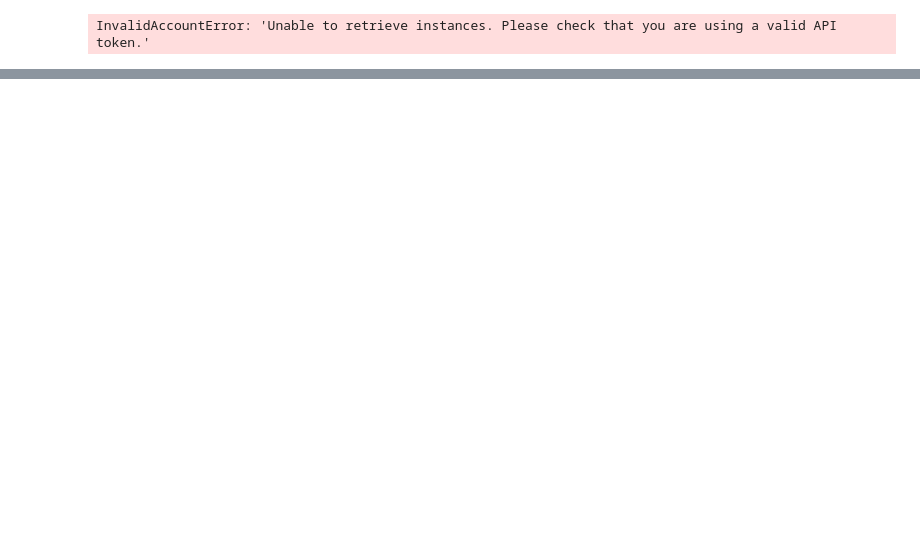
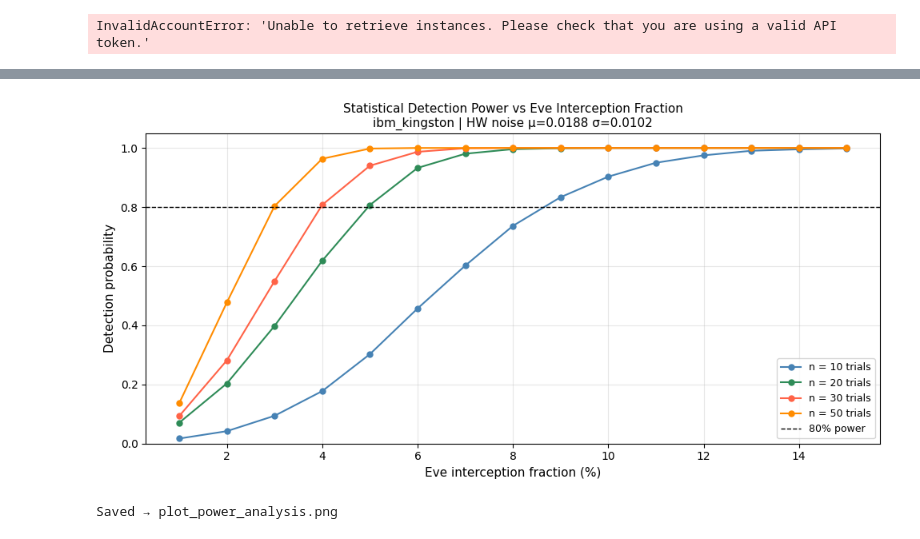
Before and after one commit to suhaibkhan916/Hardware-Impact-on-BB84-Security, a Jupyter notebook: Key_sharing.ipynb, the cells around one changed output, grey strips where cells are left out. Saved outputs shown, nothing was run; the diff lists cells and outputs as text; code cells hidden in the pictures; blank space fills up the shorter version.

```diff
--- a/Key_sharing.ipynb
+++ b/Key_sharing.ipynb
@@ -6321,0 +11502,11 @@ InvalidAccountError: 'Unable to retrieve instances. Please check that you are us
+# %%
+import urllib.request, json
+# Copy reconstructed_all_data.json to your working directory
+# All data is in this file — nothing is lost
+
+# Quick verification
+with open("reconstructed_all_data.json") as f:
+    d = json.load(f)
+for k,v in d.items():
+    if "temporal" not in k:
+        print(f"{k}: n_trials={v['n_trials']} hw_mean={v['hw_mean']} detectable={v['detectable']}")
@@ -6321,0 +11519,67 @@ InvalidAccountError: 'Unable to retrieve instances. Please check that you are us
+# %%
+#Power analysis
+import numpy as np
+from scipy import stats
+import matplotlib.pyplot as plt
+import json
+
+with open("reconstructed_all_data.json") as f:
+    data = json.load(f)
+
+# Use kingston 20-trial data as the reference noise floor
+hw_qbers = np.array([t["hw"] for t in data["N36_20t_2pct_kingston"]["trials"]])
+hw_mean  = np.mean(hw_qbers)
+hw_std   = np.std(hw_qbers)
+
+def power(hw_mean, hw_std, eve_frac, n_trials, n_boot=2000, alpha=0.05, seed=0):
+    rng    = np.random.default_rng(seed)
+    p_flip = eve_frac * 0.25
+    hits   = 0
+    for _ in range(n_boot):
+        hw_s  = np.clip(rng.normal(hw_mean, hw_std, n_trials), 0, 1)
+        atk_m = hw_mean + p_flip*(1-2*hw_mean)
+        atk_s = np.sqrt(hw_std**2 + p_flip*(1-p_flip)/512)
+        atk   = np.clip(rng.normal(atk_m, atk_s, n_trials), 0, 1)
+        _, p  = stats.ks_2samp(hw_s, atk)
+        if p < alpha: hits += 1
+    return hits / n_boot
+
+trial_counts  = [10, 20, 30, 50]
+eve_fractions = np.arange(0.01, 0.16, 0.01)
+
+print("Computing power curves ...")
+power_grid = {}
+for n in trial_counts:
+    power_grid[n] = [power(hw_mean, hw_std, f, n) for f in eve_fractions]
+    print(f"  n={n} done")
+
+# Find 80% power threshold per trial count
+print(f"\n{'Trials':>8}  {'Min detectable Eve (80% power)':>35}")
+print("="*46)
+thresholds = {}
+for n in trial_counts:
+    thr = next((f for f,pw in zip(eve_fractions, power_grid[n]) if pw >= 0.80), None)
+    thresholds[n] = thr
+    print(f"{n:>8}  {f'{thr:.0%}' if thr else '>15%':>35}")
+
+# Plot
+fig, ax = plt.subplots(figsize=(10,5))
+cols = ["steelblue","seagreen","tomato","darkorange"]
+for n,col in zip(trial_counts, cols):
+    ax.plot(eve_fractions*100, power_grid[n], "o-", color=col,
+            linewidth=1.5, markersize=5, label=f"n = {n} trials")
+ax.axhline(0.80, color="black", linestyle="--", linewidth=1.0, label="80% power")
+ax.set_xlabel("Eve interception fraction (%)", fontsize=11)
+ax.set_ylabel("Detection probability", fontsize=11)
+ax.set_title("Statistical Detection Power vs Eve Interception Fraction\n"
+             f"ibm_kingston | HW noise μ={hw_mean:.4f} σ={hw_std:.4f}", fontsize=11)
+ax.legend(fontsize=9); ax.grid(alpha=0.3); ax.set_ylim(0,1.05)
+plt.tight_layout()
+plt.savefig("plot_power_analysis.png", dpi=150)
+plt.show()
+print("Saved → plot_power_analysis.png")
+
+with open("power_analysis.json","w") as f:
+    json.dump({"hw_mean":hw_mean,"hw_std":hw_std,
+               "thresholds":{str(k):v for k,v in thresholds.items()}}, f, indent=2)
+# %% [output]
@@ -6321,0 +11598,2 @@ InvalidAccountError: 'Unable to retrieve instances. Please check that you are us
+[figure, added]
+Saved → plot_power_analysis.png
```
Also changed, not shown: parts of 39 cells of this notebook.
